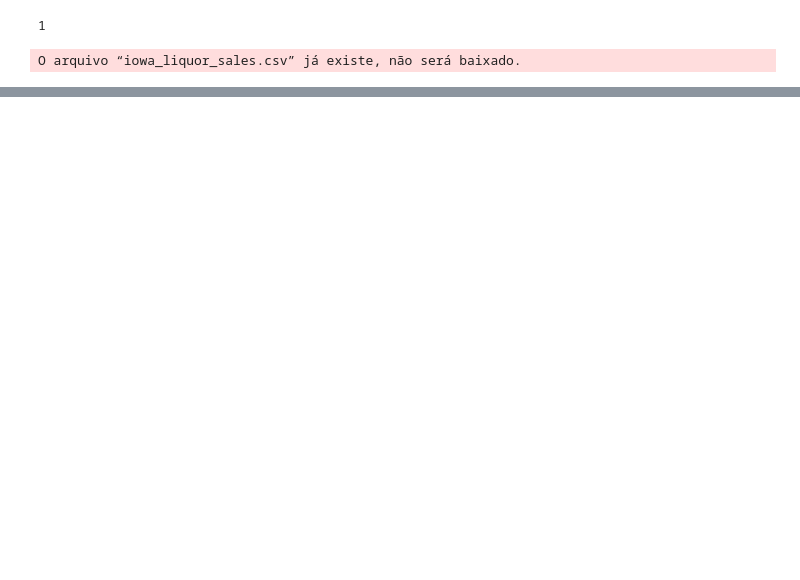
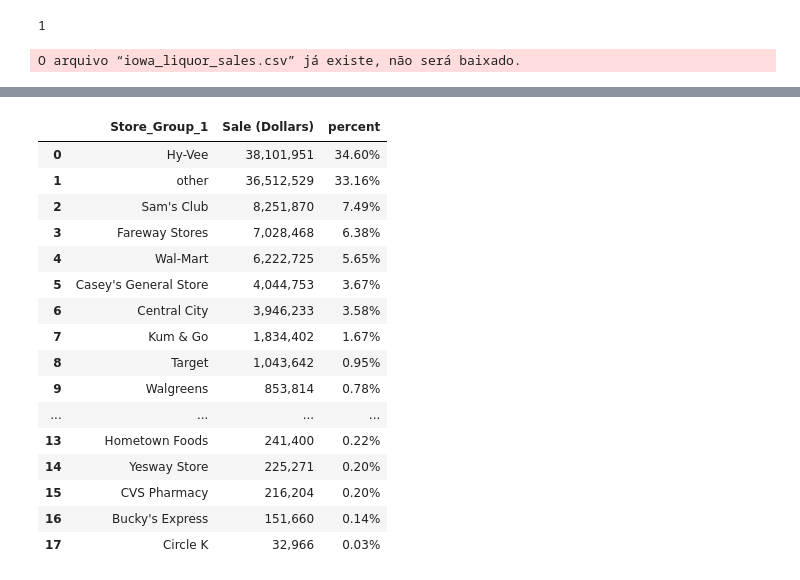
Before and after one commit to aquilesics/pandas, a Jupyter notebook: text-cleaning.ipynb, the cells around one changed output, grey strips where cells are left out. Cells and saved outputs as stored; diff of their text form; code cells hidden in the pictures; blank space fills up the shorter version.

```diff
--- a/text-cleaning.ipynb
+++ b/text-cleaning.ipynb
@@ -52,0 +61,6 @@ df
+# %%
+%%timeit
+#case = insensitive
+# regex=false to speedup
+
+df.loc[df["Store Name"].str.contains("Hy-Vee", case=False,regex=False),"Store Group"] = 'Hy-Vee'
@@ -52,0 +73,49 @@ df
+# %%
+store_patterns = [
+    (df['Store Name'].str.contains('Hy-Vee', case=False, regex=False), 'Hy-Vee'),
+    (df['Store Name'].str.contains('Central City',
+                                case=False,  regex=False), 'Central City'),
+    (df['Store Name'].str.contains("Smokin' Joe's",
+                                case=False,  regex=False), "Smokin' Joe's"),
+    (df['Store Name'].str.contains('Walmart|Wal-Mart',
+                                case=False), 'Wal-Mart'),
+    (df['Store Name'].str.contains('Fareway Stores',
+                                case=False,  regex=False), 'Fareway Stores'),
+    (df['Store Name'].str.contains("Casey's",
+                                case=False,  regex=False), "Casey's General Store"),
+    (df['Store Name'].str.contains("Sam's Club", case=False,  regex=False), "Sam's Club"),
+    (df['Store Name'].str.contains('Kum & Go',  regex=False, case=False), 'Kum & Go'),
+    (df['Store Name'].str.contains('CVS',  regex=False, case=False), 'CVS Pharmacy'),
+    (df['Store Name'].str.contains('Walgreens',  regex=False, case=False), 'Walgreens'),
+    (df['Store Name'].str.contains('Yesway',  regex=False, case=False), 'Yesway Store'),
+    (df['Store Name'].str.contains('Target Store',  regex=False, case=False), 'Target'),
+    (df['Store Name'].str.contains('Quik Trip',  regex=False, case=False), 'Quik Trip'),
+    (df['Store Name'].str.contains('Circle K',  regex=False, case=False), 'Circle K'),
+    (df['Store Name'].str.contains('Hometown Foods',  regex=False,
+                                case=False), 'Hometown Foods'),
+    (df['Store Name'].str.contains("Bucky's", case=False,  regex=False), "Bucky's Express"),
+    (df['Store Name'].str.contains('Kwik', case=False,  regex=False), 'Kwik Shop')
+]
+
+store_criteria, store_values = zip(*store_patterns)
+df['Store_Group_1'] = np.select(store_criteria, store_values, 'other')
+# %%
+df.stb.freq(['Store_Group_1'], value='Sale (Dollars)', style=True, cum_cols=False)
+# %% [output]
+|  | Store_Group_1 | Sale (Dollars) | percent |
+| 0 | Hy-Vee | 38,101,951 | 34.60% |
+| 1 | other | 36,512,529 | 33.16% |
+| 2 | Sam's Club | 8,251,870 | 7.49% |
+| 3 | Fareway Stores | 7,028,468 | 6.38% |
+| 4 | Wal-Mart | 6,222,725 | 5.65% |
+| 5 | Casey's General Store | 4,044,753 | 3.67% |
+| 6 | Central City | 3,946,233 | 3.58% |
+| 7 | Kum & Go | 1,834,402 | 1.67% |
+| 8 | Target | 1,043,642 | 0.95% |
+| 9 | Walgreens | 853,814 | 0.78% |
+| ... | ... | ... | ... |
+| 13 | Hometown Foods | 241,400 | 0.22% |
+| 14 | Yesway Store | 225,271 | 0.20% |
+| 15 | CVS Pharmacy | 216,204 | 0.20% |
+| 16 | Bucky's Express | 151,660 | 0.14% |
+| 17 | Circle K | 32,966 | 0.03% |
```
Also changed, not shown: parts of 12 cells of this notebook.
